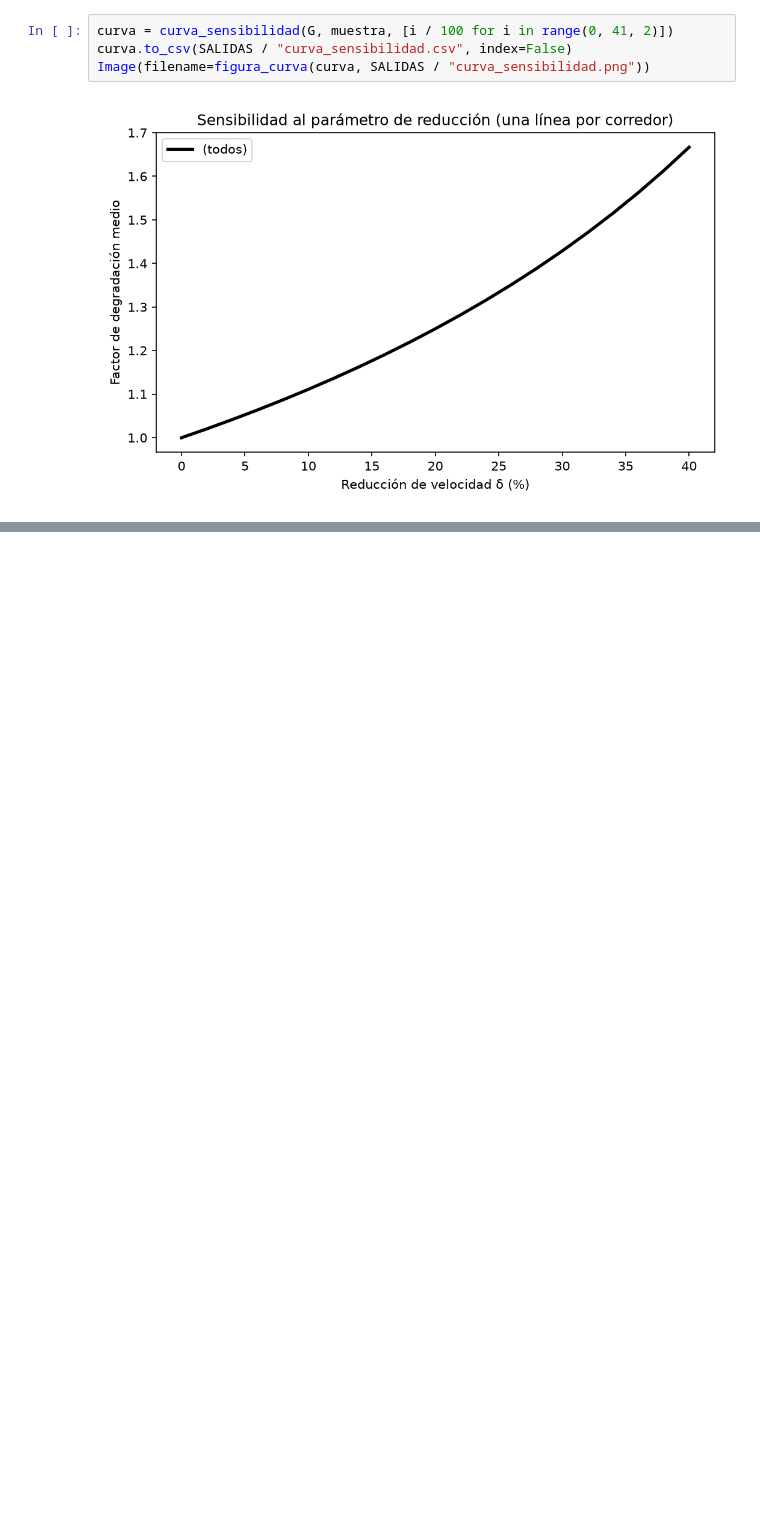
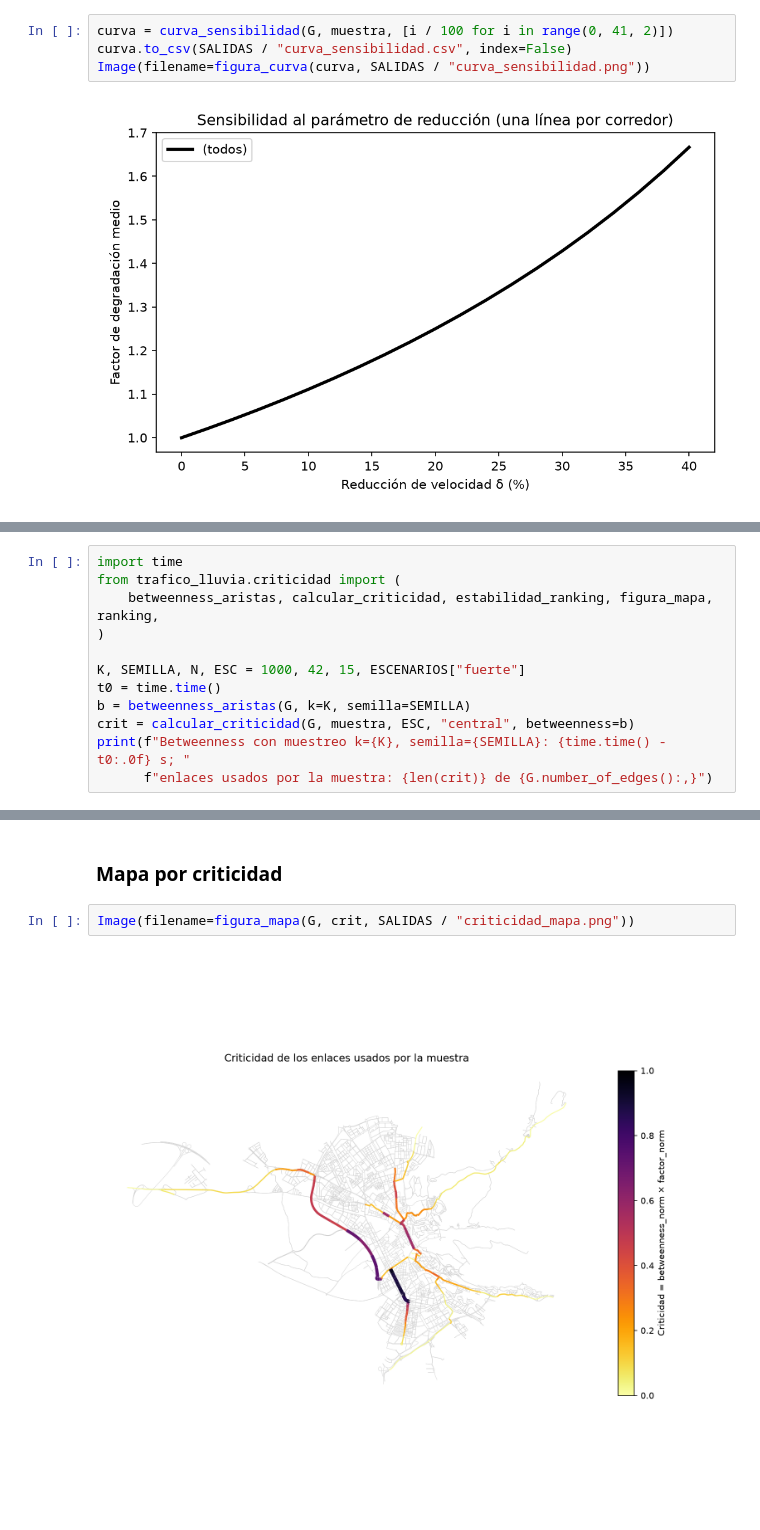
Before and after one commit to juanheliosg/taller-agentes-ia-granada, a Jupyter notebook: cuaderno_lluvia.ipynb, the cells around one changed output, grey strips where cells are left out. Drawn from its saved outputs; the diff is of its cells as text; blank space fills up the shorter version.

Commit message:
Criticidad estructural y ranking de enlaces (ticket 11)
Co-Authored-By: Claude Sonnet 5.5 <noreply@anthropic.com>

```diff
--- a/cuaderno_lluvia.ipynb
+++ b/cuaderno_lluvia.ipynb
@@ -185,0 +196,12 @@ Image(filename=figura_curva(curva, SALIDAS / "curva_sensibilidad.png"))
+# %%
+import time
+from trafico_lluvia.criticidad import (
+    betweenness_aristas, calcular_criticidad, estabilidad_ranking, figura_mapa, ranking,
+)
+
+K, SEMILLA, N, ESC = 1000, 42, 15, ESCENARIOS["fuerte"]
+t0 = time.time()
+b = betweenness_aristas(G, k=K, semilla=SEMILLA)
+crit = calcular_criticidad(G, muestra, ESC, "central", betweenness=b)
+print(f"Betweenness con muestreo k={K}, semilla={SEMILLA}: {time.time() - t0:.0f} s; "
+      f"enlaces usados por la muestra: {len(crit)} de {G.number_of_edges():,}")
@@ -185,0 +234,6 @@ Image(filename=figura_curva(curva, SALIDAS / "curva_sensibilidad.png"))
+# %% [markdown]
+### Mapa por criticidad
+# %%
+Image(filename=figura_mapa(G, crit, SALIDAS / "criticidad_mapa.png"))
+# %% [output]
+[figure, added]
```
Also changed, not shown: parts of 6 cells of this notebook, 3 other files.
